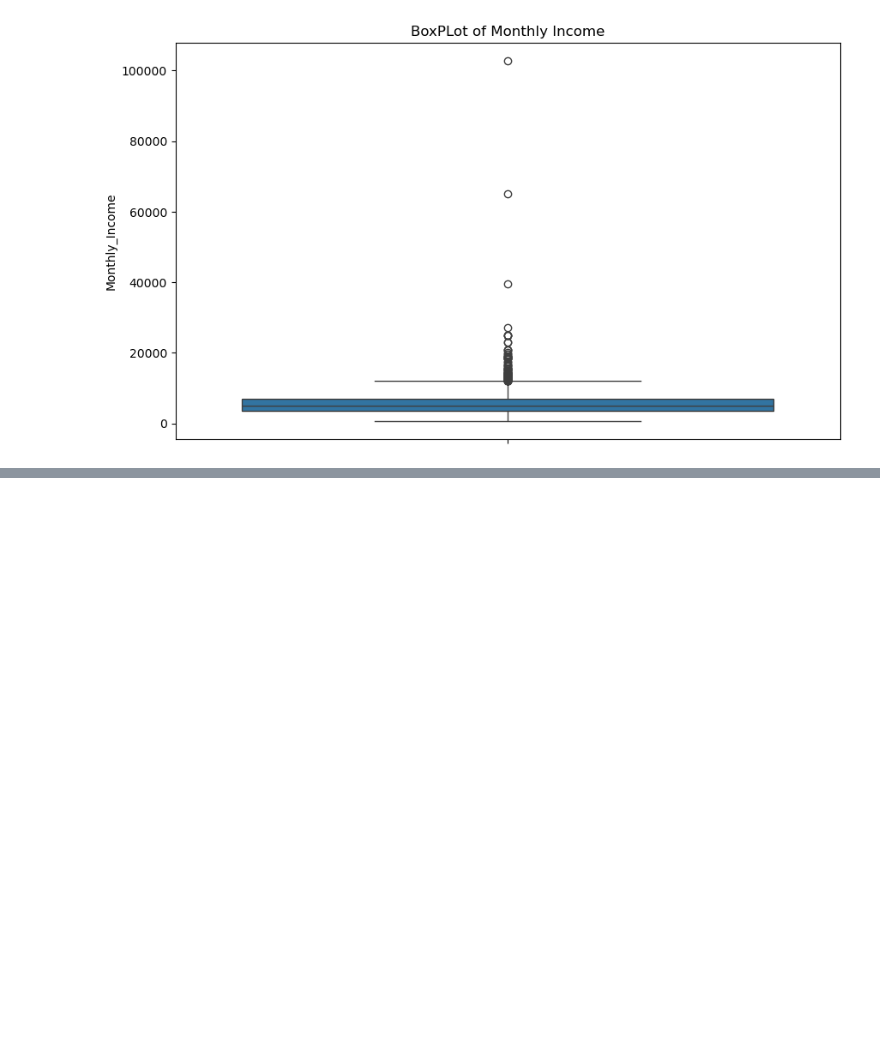
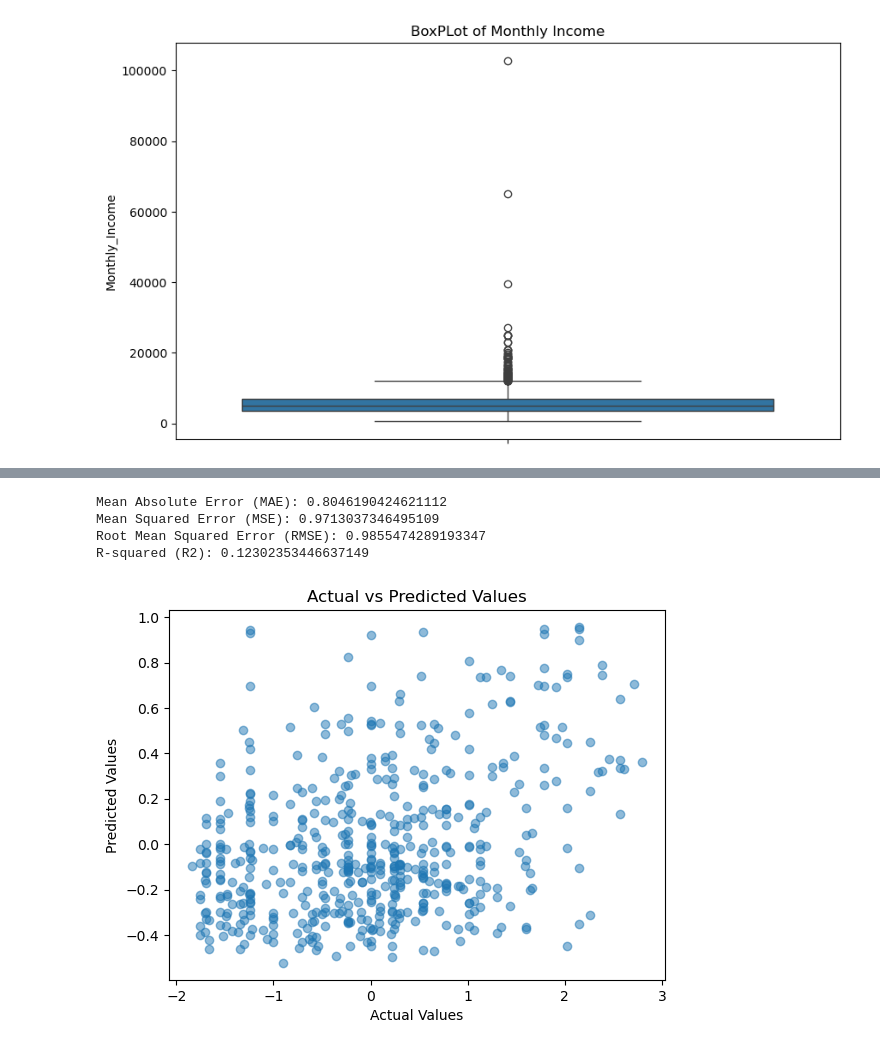
Before and after one commit to fudge-fantastic/Machine-Learning, a Jupyter notebook: Loan_Interest_Prediction/Loan_Interest_Prediction.ipynb, the cells around one changed output, grey strips where cells are left out. Drawn from its saved outputs; the diff is of its cells as text; code cells hidden in the pictures; blank space fills up the shorter version.

```diff
--- a/Loan_Interest_Prediction/Loan_Interest_Prediction.ipynb
+++ b/Loan_Interest_Prediction/Loan_Interest_Prediction.ipynb
@@ -651,0 +728,7 @@ data1[data1['Monthly_Income'] >= 30000]
+# %%
+floats = []
+for cols in data1:
+    if data1[cols].dtypes == 'float64':
+        floats.append(cols)
+
+print(floats)
@@ -651,0 +737,4 @@ data1[data1['Monthly_Income'] >= 30000]
+# %%
+from sklearn.preprocessing import StandardScaler, MinMaxScaler
+scaler = StandardScaler()
+data1[floats] = scaler.fit_transform(data1[floats])
@@ -651,0 +759,11 @@ data1[data1['Monthly_Income'] >= 30000]
+# %%
+from sklearn.model_selection import train_test_split, cross_val_score, GridSearchCV, RandomizedSearchCV
+from sklearn.svm import SVR
+from sklearn.tree import DecisionTreeRegressor
+from sklearn.neighbors import KNeighborsRegressor
+from sklearn.linear_model import LinearRegression, Lasso, Ridge
+from sklearn.ensemble import RandomForestRegressor, GradientBoostingRegressor
+
+X = data1.drop(columns='Interest_Rate')
+y = data1.Interest_Rate
+X_train, X_test, y_train, y_test = train_test_split(X, y, test_size=0.25)
@@ -651,0 +798,28 @@ data1[data1['Monthly_Income'] >= 30000]
+# %%
+model = Lasso()
+model.fit(X_train, y_train)
+y_pred = model.predict(X_test)
+# %%
+from sklearn.metrics import mean_absolute_error, mean_squared_error, r2_score
+mae = mean_absolute_error(y_test, y_pred)
+mse = mean_squared_error(y_test, y_pred)
+rmse = np.sqrt(mse)
+r2 = r2_score(y_test, y_pred)
+
+print(f'Mean Absolute Error (MAE): {mae}')
+print(f'Mean Squared Error (MSE): {mse}')
+print(f'Root Mean Squared Error (RMSE): {rmse}')
+print(f'R-squared (R2): {r2}')
+# %% [output]
+Mean Absolute Error (MAE): 0.8046190424621112
+Mean Squared Error (MSE): 0.9713037346495109
+Root Mean Squared Error (RMSE): 0.9855474289193347
+R-squared (R2): 0.12302353446637149
+# %%
+plt.scatter(y_test, y_pred, alpha=0.5)
+plt.title('Actual vs Predicted Values')
+plt.xlabel('Actual Values')
+plt.ylabel('Predicted Values')
+plt.show()
+# %% [output]
+[figure, added]
```
Also changed, not shown: parts of 16 cells of this notebook.
